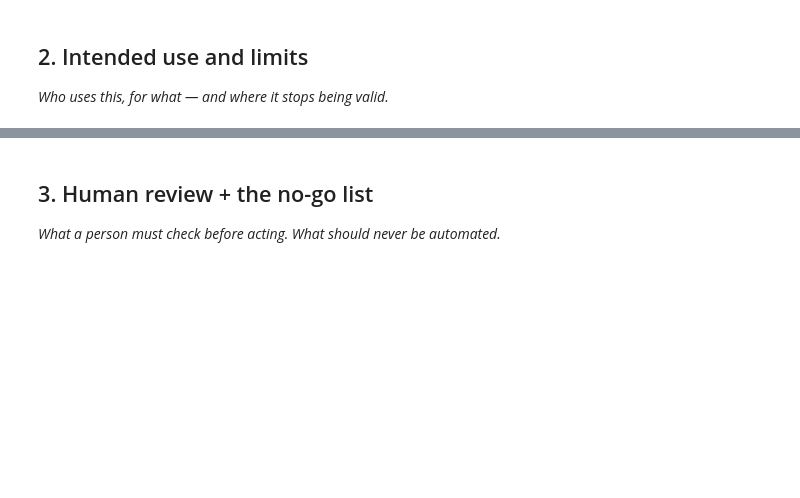
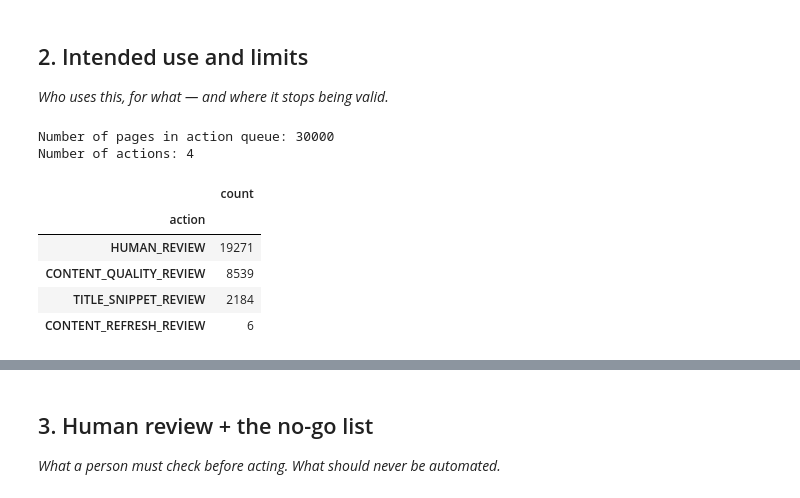
Before and after one commit to UbaidMalik365/flyrank-ml-internship, a Jupyter notebook: work/notebooks/w07_action_playbook.ipynb, the cells around one changed output, grey strips where cells are left out. Saved outputs shown, nothing was run; the diff lists cells and outputs as text; code cells hidden in the pictures; blank space fills up the shorter version.

```diff
--- a/work/notebooks/w07_action_playbook.ipynb
+++ b/work/notebooks/w07_action_playbook.ipynb
@@ -22,0 +132,16 @@ This skeleton is yours to fill. Work the sections **in order** — each one has
+# %%
+print("Number of pages in action queue:", len(playbook))
+print("Number of actions:", playbook["action"].nunique())
+
+display(
+    playbook["action"].value_counts().to_frame("count")
+)
+# %% [output]
+Number of pages in action queue: 30000
+Number of actions: 4
+|  | count |
+| action |  |
+| HUMAN_REVIEW | 19271 |
+| CONTENT_QUALITY_REVIEW | 8539 |
+| TITLE_SNIPPET_REVIEW | 2184 |
+| CONTENT_REFRESH_REVIEW | 6 |
```
Also changed, not shown: parts of 15 cells of this notebook.
